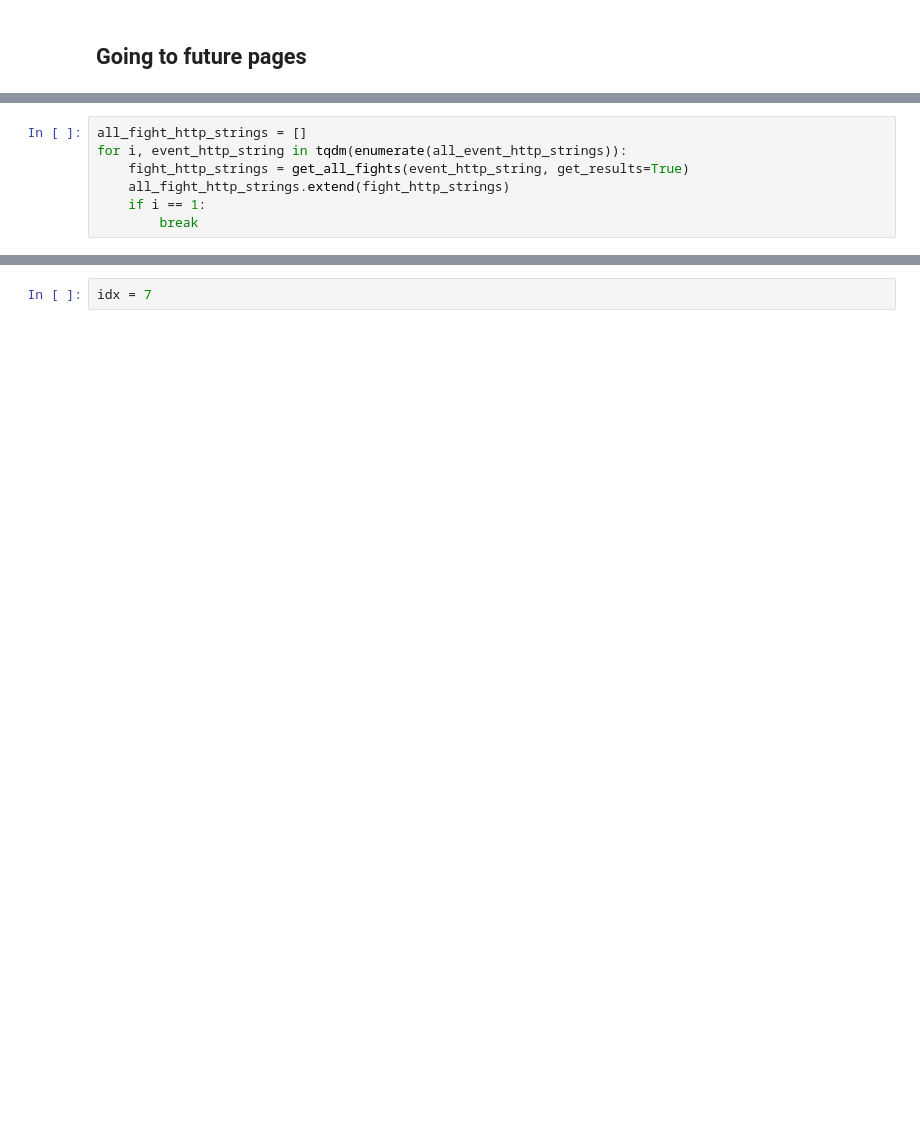
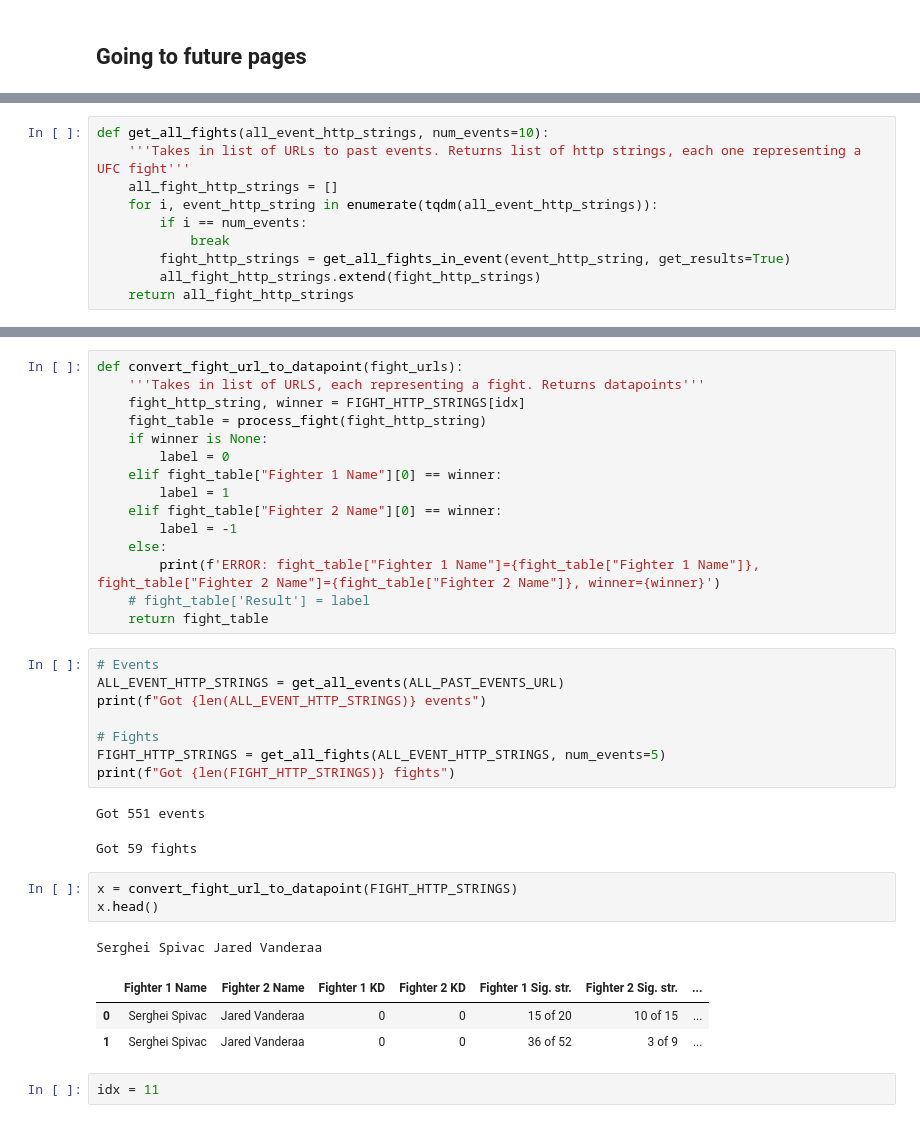
Before and after one commit to tylerlum/ufc_automated_scoring_system, a Jupyter notebook: UFC_Automated_Scoring_System.ipynb, the cells around one changed output, grey strips where cells are left out. Drawn from its saved outputs; the diff is of its cells as text; blank space fills up the shorter version.

```diff
--- a/UFC_Automated_Scoring_System.ipynb
+++ b/UFC_Automated_Scoring_System.ipynb
@@ -334,7 +117,0 @@ from tqdm import tqdm
-# %%
-all_fight_http_strings = []
-for i, event_http_string in tqdm(enumerate(all_event_http_strings)):
-    fight_http_strings = get_all_fights(event_http_string, get_results=True)
-    all_fight_http_strings.extend(fight_http_strings)
-    if i == 1:
-        break
@@ -365,2 +118,12 @@ all_fight_http_strings
+# %%
+def get_all_fights(all_event_http_strings, num_events=10):
+    '''Takes in list of URLs to past events. Returns list of http strings, each one representing a UFC fight'''
+    all_fight_http_strings = []
+    for i, event_http_string in enumerate(tqdm(all_event_http_strings)):
+        if i == num_events:
+            break
+        fight_http_strings = get_all_fights_in_event(event_http_string, get_results=True)
+        all_fight_http_strings.extend(fight_http_strings)
+    return all_fight_http_strings
 # %%
 def process_fight(fight_url):
@@ -392,5 +167,39 @@ def process_fight(fight_url):
 
     df = pd.DataFrame(new_rows, columns=new_columns)
     return df
+# %%
+def convert_fight_url_to_datapoint(fight_urls):
+    '''Takes in list of URLS, each representing a fight. Returns datapoints'''
+    fight_http_string, winner = FIGHT_HTTP_STRINGS[idx]
+    fight_table = process_fight(fight_http_string)
+    if winner is None:
+        label = 0
+    elif fight_table["Fighter 1 Name"][0] == winner:
+        label = 1
+    elif fight_table["Fighter 2 Name"][0] == winner:
+        label = -1
+    else:
+        print(f'ERROR: fight_table["Fighter 1 Name"]={fight_table["Fighter 1 Name"]}, fight_table["Fighter 2 Name"]={fight_table["Fighter 2 Name"]}, winner={winner}')
+    # fight_table['Result'] = label
+    return fight_table
+# %%
+# Events
+ALL_EVENT_HTTP_STRINGS = get_all_events(ALL_PAST_EVENTS_URL)
+print(f"Got {len(ALL_EVENT_HTTP_STRINGS)} events")
+
+# Fights
+FIGHT_HTTP_STRINGS = get_all_fights(ALL_EVENT_HTTP_STRINGS, num_events=5)
+print(f"Got {len(FIGHT_HTTP_STRINGS)} fights")
+# %% [output]
+Got 551 events
+Got 59 fights
+# %%
+x = convert_fight_url_to_datapoint(FIGHT_HTTP_STRINGS)
+x.head()
+# %% [output]
+Serghei Spivac Jared Vanderaa
+|  | Fighter 1 Name | Fighter 2 Name | Fighter 1 KD | Fighter 2 KD | Fighter 1 Sig. str. | Fighter 2 Sig. str. | ... |
+| 0 | Serghei Spivac | Jared Vanderaa | 0 | 0 | 15 of 20 | 10 of 15 | ... |
+| 1 | Serghei Spivac | Jared Vanderaa | 0 | 0 | 36 of 52 | 3 of 9 | ... |
 # %%
-idx = 7
+idx = 11
```
Also changed, not shown: parts of 49 cells of this notebook.
